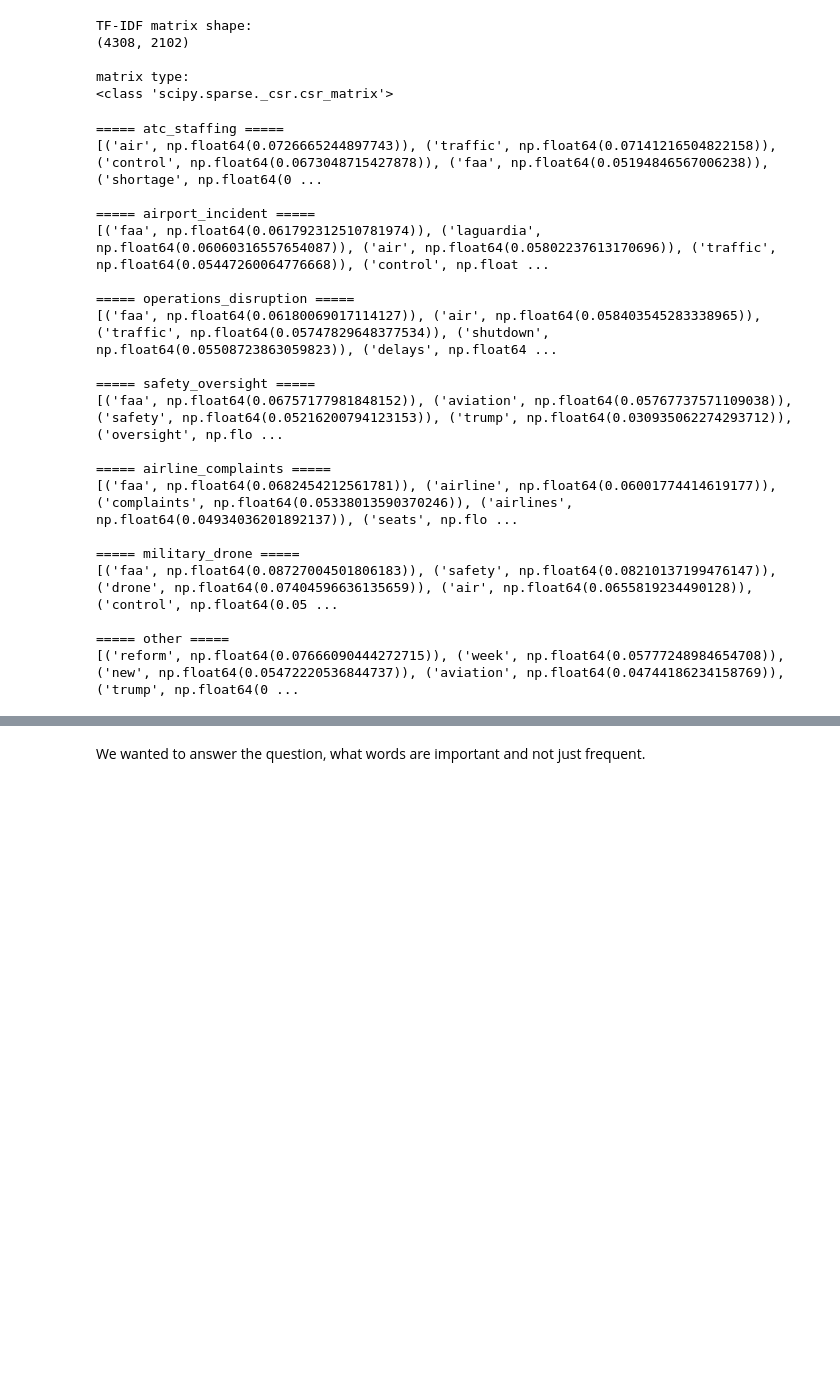
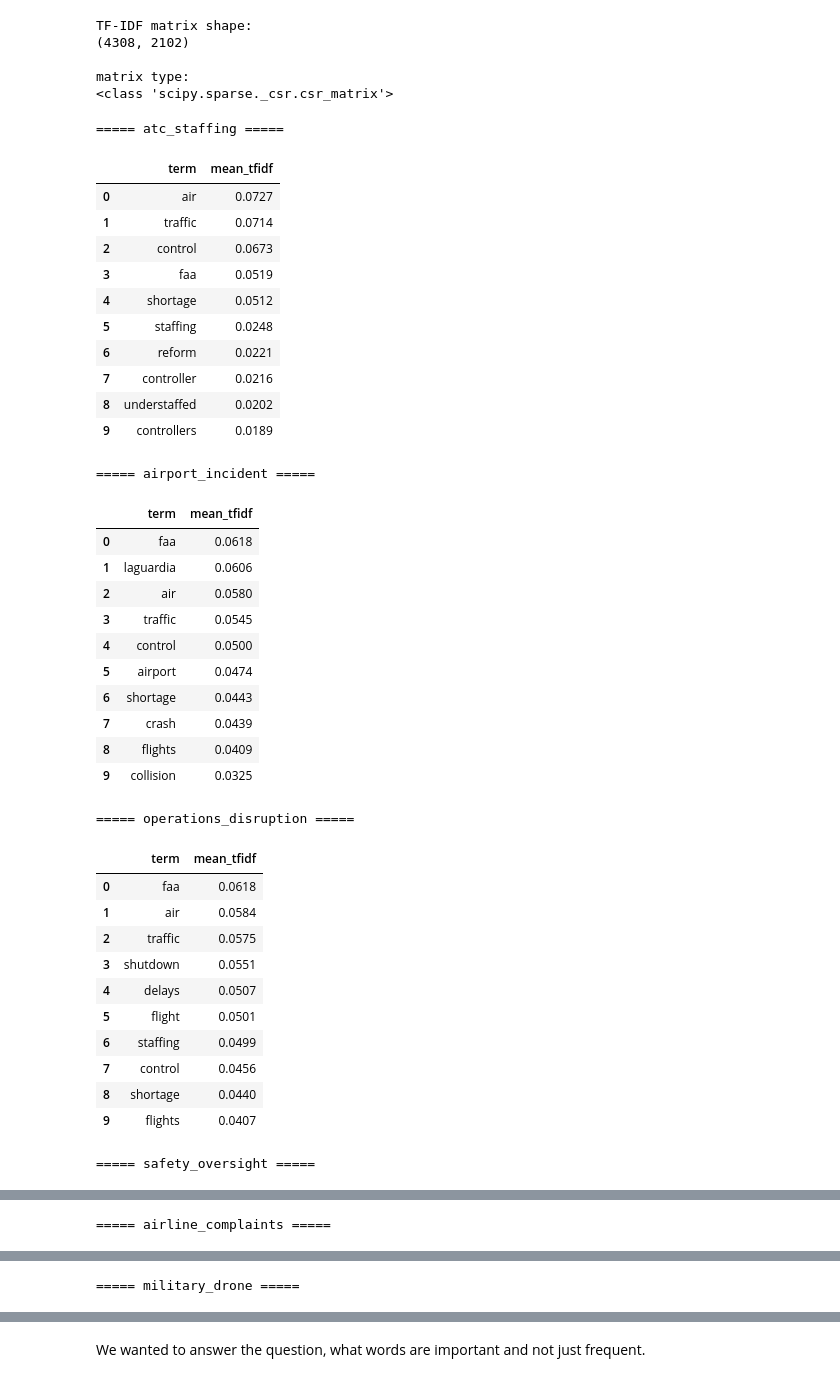
Before and after one commit to lucas-huynh/uda_airline_final_project, a Jupyter notebook: UPDATED_FAA_Twitter_Analysis_Safety_Complaints.ipynb, the cells around one changed output, grey strips where cells are left out. Saved outputs shown, nothing was run; the diff lists cells and outputs as text; code cells hidden in the pictures; blank space fills up the shorter version.

Commit message:
Added theme-specific bigrams, TF-IDF per theme, and engagement analysis

```diff
--- a/UPDATED_FAA_Twitter_Analysis_Safety_Complaints.ipynb
+++ b/UPDATED_FAA_Twitter_Analysis_Safety_Complaints.ipynb
@@ -1040,41 +1040,64 @@ TF-IDF matrix shape:
 matrix type:
 <class 'scipy.sparse._csr.csr_matrix'>
 # %%
-from sklearn.feature_extraction.text import TfidfVectorizer
+theme_tfidf_tables = {}
 
 for theme in df["plot_theme"].value_counts().index:
     theme_texts = df.loc[df["plot_theme"] == theme, "text_clean"].dropna()
 
     if len(theme_texts) >= 10:
-        vectorizer = TfidfVectorizer(stop_words='english', min_df=2)
+        vectorizer = TfidfVectorizer(stop_words="english", min_df=2)
         X = vectorizer.fit_transform(theme_texts)
 
         scores = X.mean(axis=0).A1
         words = vectorizer.get_feature_names_out()
 
         top_idx = scores.argsort()[::-1][:10]
-        top_words = [(words[i], scores[i]) for i in top_idx]
+
+        theme_table = pd.DataFrame({
+            "term": words[top_idx],
+            "mean_tfidf": scores[top_idx].round(4)
+        })git
+
+        theme_tfidf_tables[theme] = theme_table
 
         print(f"\n===== {theme} =====")
-        print(top_words)
+        display(theme_table)
 # %% [output]
 ===== atc_staffing =====
-[('air', np.float64(0.0726665244897743)), ('traffic', np.float64(0.07141216504822158)), ('control', np.float64(0.0673048715427878)), ('faa', np.float64(0.05194846567006238)), ('shortage', np.float64(0 ...
-
-===== airport_incident =====
-[('faa', np.float64(0.061792312510781974)), ('laguardia', np.float64(0.06060316557654087)), ('air', np.float64(0.05802237613170696)), ('traffic', np.float64(0.05447260064776668)), ('control', np.float ...
-
-===== operations_disruption =====
-[('faa', np.float64(0.06180069017114127)), ('air', np.float64(0.058403545283338965)), ('traffic', np.float64(0.05747829648377534)), ('shutdown', np.float64(0.05508723863059823)), ('delays', np.float64 ...
-
-===== safety_oversight =====
-[('faa', np.float64(0.06757177981848152)), ('aviation', np.float64(0.05767737571109038)), ('safety', np.float64(0.05216200794123153)), ('trump', np.float64(0.030935062274293712)), ('oversight', np.flo ...
-
-===== airline_complaints =====
-[('faa', np.float64(0.0682454212561781)), ('airline', np.float64(0.06001774414619177)), ('complaints', np.float64(0.05338013590370246)), ('airlines', np.float64(0.04934036201892137)), ('seats', np.flo ...
-
-===== military_drone =====
-[('faa', np.float64(0.08727004501806183)), ('safety', np.float64(0.08210137199476147)), ('drone', np.float64(0.07404596636135659)), ('air', np.float64(0.0655819234490128)), ('control', np.float64(0.05 ...
-
-===== other =====
-[('reform', np.float64(0.07666090444272715)), ('week', np.float64(0.05777248984654708)), ('new', np.float64(0.05472220536844737)), ('aviation', np.float64(0.04744186234158769)), ('trump', np.float64(0 ...
+|  | term | mean_tfidf |
+| 0 | air | 0.0727 |
+| 1 | traffic | 0.0714 |
+| 2 | control | 0.0673 |
+| 3 | faa | 0.0519 |
+| 4 | shortage | 0.0512 |
+| 5 | staffing | 0.0248 |
+| 6 | reform | 0.0221 |
+| 7 | controller | 0.0216 |
+| 8 | understaffed | 0.0202 |
+| 9 | controllers | 0.0189 |
+===== airport_incident =====
+|  | term | mean_tfidf |
+| 0 | faa | 0.0618 |
+| 1 | laguardia | 0.0606 |
+| 2 | air | 0.0580 |
+| 3 | traffic | 0.0545 |
+| 4 | control | 0.0500 |
+| 5 | airport | 0.0474 |
+| 6 | shortage | 0.0443 |
+| 7 | crash | 0.0439 |
+| 8 | flights | 0.0409 |
+| 9 | collision | 0.0325 |
+===== operations_disruption =====
+|  | term | mean_tfidf |
+| 0 | faa | 0.0618 |
+| 1 | air | 0.0584 |
+| 2 | traffic | 0.0575 |
+| 3 | shutdown | 0.0551 |
+| 4 | delays | 0.0507 |
+| 5 | flight | 0.0501 |
+| 6 | staffing | 0.0499 |
+| 7 | control | 0.0456 |
+| 8 | shortage | 0.0440 |
+| 9 | flights | 0.0407 |
+===== safety_oversight =====
@@ -1080,0 +1115 @@ for theme in df["plot_theme"].value_counts().index:
+===== airline_complaints =====
@@ -1080,0 +1127 @@ for theme in df["plot_theme"].value_counts().index:
+===== military_drone =====
```
Also changed, not shown: parts of 1 cell of this notebook.
